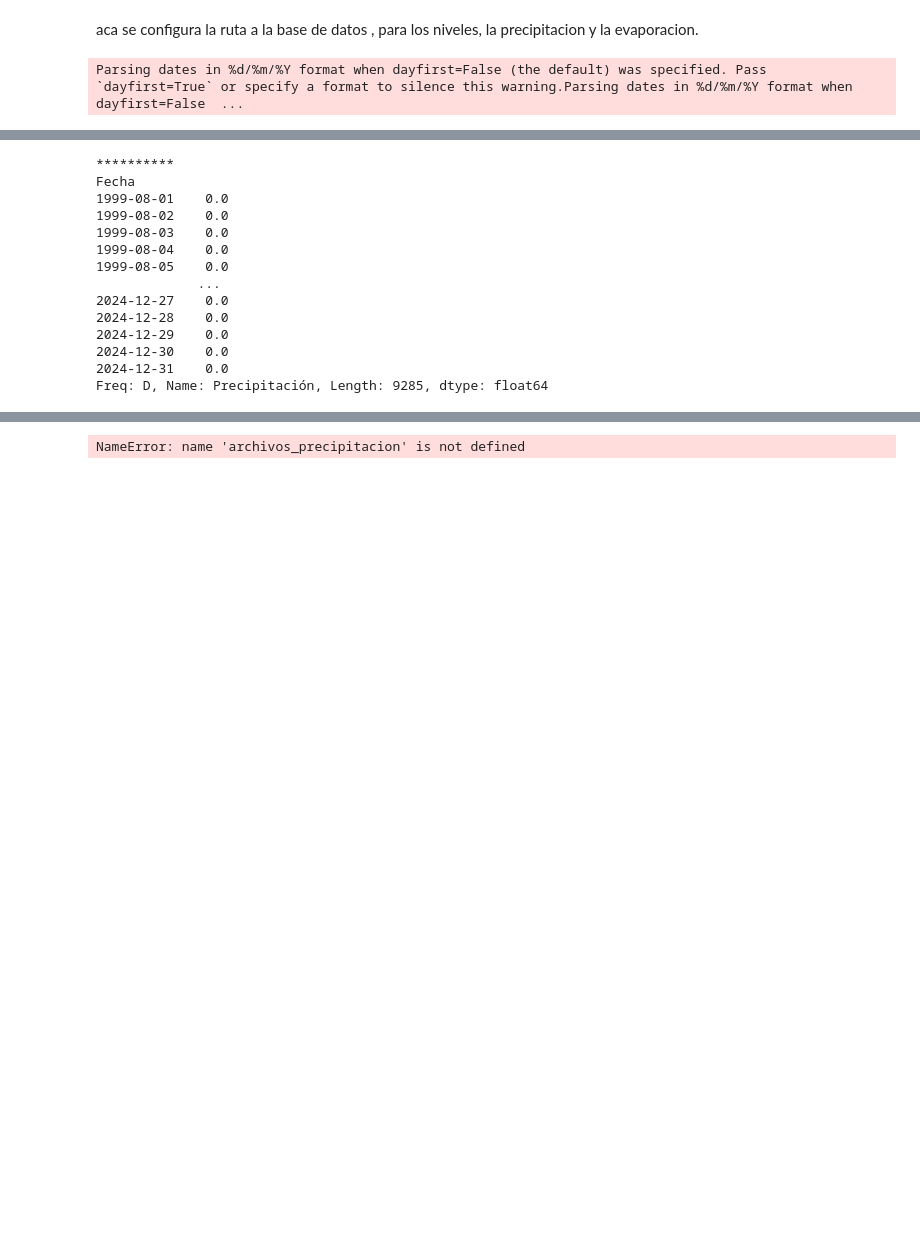
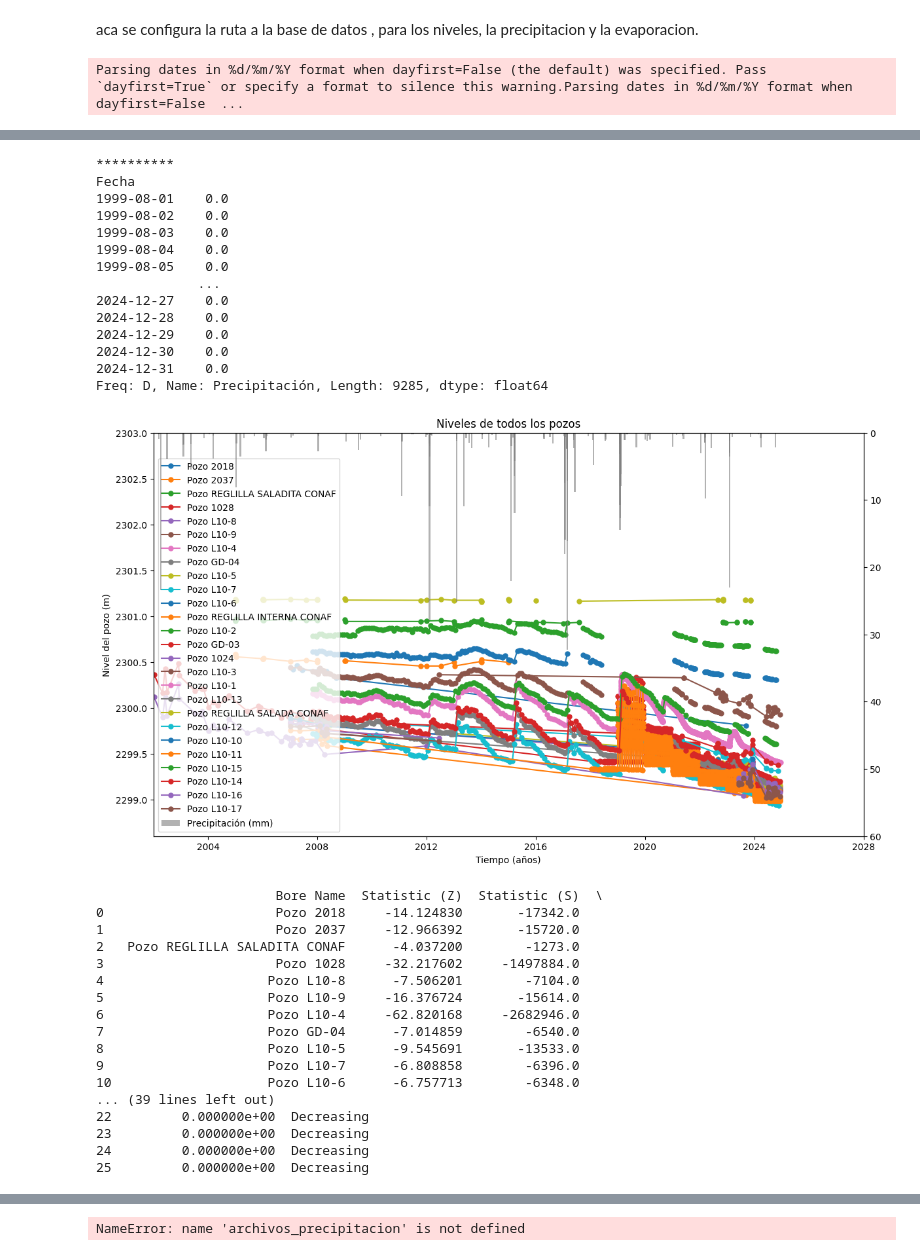
Before and after one commit to cvergaras/Pastas_Peine, a Jupyter notebook: modelo pastas 1.ipynb, the cells around one changed output, grey strips where cells are left out. Saved outputs shown, nothing was run; the diff lists cells and outputs as text; code cells hidden in the pictures; blank space fills up the shorter version.

Commit message:
figures

```diff
--- a/modelo pastas 1.ipynb
+++ b/modelo pastas 1.ipynb
@@ -118,11 +119,24 @@ pp = pp.resample('D').sum()
 print("**********")
 print(pp)
 
+results = []
+
 # Graficar los datos de todos los pozos
 fig, ax1 = plt.subplots(figsize=(14, 8))
 
 for pozo, datos in datos_pozos.items():
-    if pozo != "Pozo REGLILLA SALADITA CONAF" and pozo != "Pozo REGLILLA SALADA CONAF" and pozo != "Pozo REGLILLA INTERNA CONAF" and pozo != "Pozo L10-1" and pozo != "Pozo L10-11" and pozo != "Pozo 1028" and pozo != "Pozo 1024":
+    if True:#pozo != "Pozo REGLILLA SALADITA CONAF" and pozo != "Pozo REGLILLA SALADA CONAF" and pozo != "Pozo REGLILLA INTERNA CONAF" and pozo != "Pozo L10-1" and pozo != "Pozo L10-11" and pozo != "Pozo 1028" and pozo != "Pozo 1024":
+        datos.sort_index(inplace=True)
+        datos.resample('D').mean()
+        trend_test = mk.original_test(datos)
+        trend = "Increasing" if trend_test.trend == "increasing" else "Decreasing" if trend_test.trend == "decreasing" else "Stable"
+        # S = trend_test.s
+        # Z = trend_test.z
+        # p_value = trend_test.p
+        # trend = trend_test.trend  # 'increasing', 'decreasing', or 'no trend'
+        results.append([pozo, trend_test.z, trend_test.s, trend_test.p, trend])
+
+
         ax1.plot(datos.index, datos.values, label=pozo, marker='o', linestyle='-', markersize=5)
 
 
@@ -146,6 +160,10 @@ ax1.legend(handles1 + handles2, labels1 + labels2, loc="lower left")  # Leyenda
 # plt.grid(True)
 plt.show()
 
+results_df = pd.DataFrame(results, columns=["Bore Name", "Statistic (Z)","Statistic (S)","Statistic (p-value)", "Trend"])
+
+print(results_df)
+
 fig, ax1 = plt.subplots(figsize=(14, 8))
 
 for pozo, datos in datos_pozos.items():
@@ -164,7 +182,7 @@ ax2.set_ylim(60, 0)
 
 ax1.set_xlabel('Tiempo (años)')
 ax1.set_ylabel('Nivel del pozo (m)')
-plt.title('Niveles de todos los pozos')
+# plt.title('Niveles de todos los pozos')
 # plt.legend(loc='best')
 # plt.xlim('2002', '2028')
 # plt.tight_layout()
@@ -178,7 +196,7 @@ plt.show()
 fig, ax1 = plt.subplots(figsize=(14, 8))
 
 for pozo, datos in datos_pozos.items():
-    if pozo == "Pozo L10-1" or pozo == "Pozo L10-11" or pozo == "Pozo 1028" and pozo == "Pozo 1024":
+    if pozo == "Pozo L10-1":# or pozo == "Pozo L10-11" or pozo == "Pozo 1028" or pozo == "Pozo 1024":
         ax1.plot(datos.index, datos.values, label=pozo, marker='o', linestyle='-', markersize=5)
 
 
@@ -186,35 +204,53 @@ ax2 = ax1.twinx()
 ax2.invert_yaxis()
 ax2.bar(pp.index, pp.values, width=20, color='gray', alpha=0.6, label='Precipitación (mm)')
 # ax2.set_yscale('log')
-ax1.set_ylim(2298.6,2303)
+# ax1.set_ylim(2298.6,2303)
 ax2.set_ylim(60, 0)
 
 ax1.set_xlabel('Tiempo (años)')
 ax1.set_ylabel('Nivel del pozo (m)')
-plt.title('Niveles de todos los pozos')
+# plt.title('Niveles de todos los pozos')
 # plt.legend(loc='best')
-plt.xlim('2002', '2028')
+# plt.xlim('2002', '2028')
 # plt.tight_layout()
 handles1, labels1 = ax1.get_legend_handles_labels()
 handles2, labels2 = ax2.get_legend_handles_labels()
 ax1.legend(handles1 + handles2, labels1 + labels2, loc="lower left")  # Leyenda combinada
 
 # plt.grid(True)
 plt.show()
 # %% [output]
 Parsing dates in %d/%m/%Y format when dayfirst=False (the default) was specified. Pass `dayfirst=True` or specify a format to silence this warning.Parsing dates in %d/%m/%Y format when dayfirst=False  ...
 [figure]
 **********
 Fecha
 1999-08-01    0.0
 1999-08-02    0.0
 1999-08-03    0.0
 1999-08-04    0.0
 1999-08-05    0.0
              ...
 2024-12-27    0.0
 2024-12-28    0.0
 2024-12-29    0.0
 2024-12-30    0.0
 2024-12-31    0.0
 Freq: D, Name: Precipitación, Length: 9285, dtype: float64
+[figure, added]
+                       Bore Name  Statistic (Z)  Statistic (S)  \
+0                      Pozo 2018     -14.124830       -17342.0
+1                      Pozo 2037     -12.966392       -15720.0
+2   Pozo REGLILLA SALADITA CONAF      -4.037200        -1273.0
+3                      Pozo 1028     -32.217602     -1497884.0
+4                     Pozo L10-8      -7.506201        -7104.0
+5                     Pozo L10-9     -16.376724       -15614.0
+6                     Pozo L10-4     -62.820168     -2682946.0
+7                     Pozo GD-04      -7.014859        -6540.0
+8                     Pozo L10-5      -9.545691       -13533.0
+9                     Pozo L10-7      -6.808858        -6396.0
+10                    Pozo L10-6      -6.757713        -6348.0
+... (39 lines left out)
+22         0.000000e+00  Decreasing
+23         0.000000e+00  Decreasing
+24         0.000000e+00  Decreasing
+25         0.000000e+00  Decreasing
```
Also changed, not shown: parts of 2 cells of this notebook, 1 other file.
